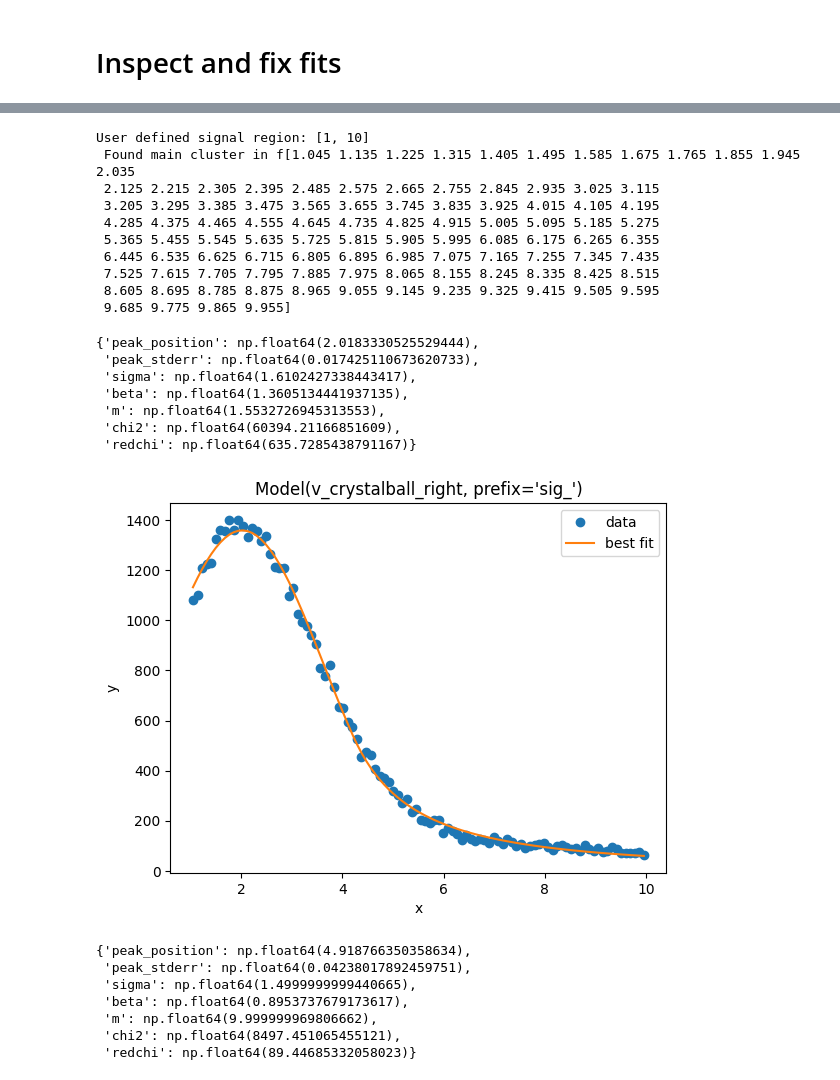
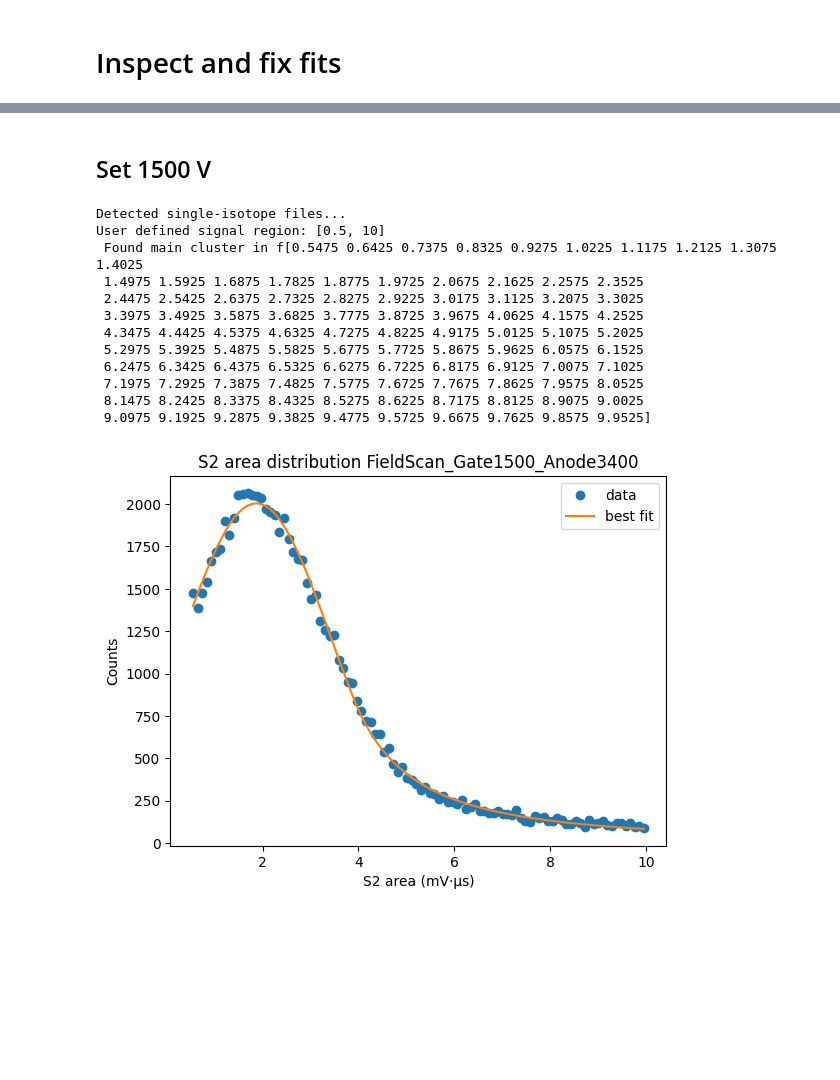
Before and after one commit to proscrite/RaTag, a Jupyter notebook: notebooks/summary_runs.ipynb, the cells around one changed output, grey strips where cells are left out. Cells and saved outputs as stored; diff of their text form; code cells hidden in the pictures; blank space fills up the shorter version.

```diff
--- a/notebooks/summary_runs.ipynb
+++ b/notebooks/summary_runs.ipynb
@@ -206,36 +265,33 @@ cbins = 0.5 * (bins[1:] + bins[:-1])
-# %%
-from RaTag.core.fitting import _fit_signal_crystalball
-n_sig = n[n > 0]
-cbins_sig = cbins[n > 0]
-params, result = _fit_signal_crystalball(cbins_sig, n_sig, lower_bound=1, upper_limit=10)
-result.plot_fit()
-params
-# %% [output]
-User defined signal region: [1, 10]
- Found main cluster in f[1.045 1.135 1.225 1.315 1.405 1.495 1.585 1.675 1.765 1.855 1.945 2.035
- 2.125 2.215 2.305 2.395 2.485 2.575 2.665 2.755 2.845 2.935 3.025 3.115
- 3.205 3.295 3.385 3.475 3.565 3.655 3.745 3.835 3.925 4.015 4.105 4.195
- 4.285 4.375 4.465 4.555 4.645 4.735 4.825 4.915 5.005 5.095 5.185 5.275
- 5.365 5.455 5.545 5.635 5.725 5.815 5.905 5.995 6.085 6.175 6.265 6.355
- 6.445 6.535 6.625 6.715 6.805 6.895 6.985 7.075 7.165 7.255 7.345 7.435
- 7.525 7.615 7.705 7.795 7.885 7.975 8.065 8.155 8.245 8.335 8.425 8.515
- 8.605 8.695 8.785 8.875 8.965 9.055 9.145 9.235 9.325 9.415 9.505 9.595
- 9.685 9.775 9.865 9.955]
-{'peak_position': np.float64(2.0183330525529444),
- 'peak_stderr': np.float64(0.017425110673620733),
- 'sigma': np.float64(1.6102427338443417),
- 'beta': np.float64(1.3605134441937135),
- 'm': np.float64(1.5532726945313553),
- 'chi2': np.float64(60394.21166851609),
- 'redchi': np.float64(635.7285438791167)}
-[figure, removed]
-# %%
-params
-# %% [output]
-{'peak_position': np.float64(4.918766350358634),
- 'peak_stderr': np.float64(0.04238017892459751),
- 'sigma': np.float64(1.4999999999440665),
- 'beta': np.float64(0.8953737679173617),
- 'm': np.float64(9.999999969806662),
- 'chi2': np.float64(8497.451065455121),
- 'redchi': np.float64(89.44685332058023)}
+# %% [markdown]
+## Set 1500 V
+# %%
+dirr = Path('/Volumes/KINGSTON/RaTag_data/RUN22_Th228/FieldScan_Gate1500_Anode3400')
+setr = set_from_dir(dirr)
+s7a = load_s2area(setr)
+areas = s7a.areas
+lower_bound = 0.5
+upper_limit = 10
+mask = (areas > lower_bound) & (areas < upper_limit)
+areas = areas[mask]
+n, bins = np.histogram(areas, range = (lower_bound, upper_limit), bins=100);
+cbins = 0.5 * (bins[1:] + bins[:-1])
+n_sig = n[n > 0]
+cbins_sig = cbins[n > 0]
+params, result = _fit_signal_crystalball(cbins_sig, n_sig, lower_bound=lower_bound, upper_limit=upper_limit)
+result.plot_fit()
+params
+plt.gca().set(title=f'S2 area distribution {setr.source_dir.name}', xlabel='S2 area (mV·µs)', ylabel='Counts');
+# %% [output]
+Detected single-isotope files...
+User defined signal region: [0.5, 10]
+ Found main cluster in f[0.5475 0.6425 0.7375 0.8325 0.9275 1.0225 1.1175 1.2125 1.3075 1.4025
+ 1.4975 1.5925 1.6875 1.7825 1.8775 1.9725 2.0675 2.1625 2.2575 2.3525
+ 2.4475 2.5425 2.6375 2.7325 2.8275 2.9225 3.0175 3.1125 3.2075 3.3025
+ 3.3975 3.4925 3.5875 3.6825 3.7775 3.8725 3.9675 4.0625 4.1575 4.2525
+ 4.3475 4.4425 4.5375 4.6325 4.7275 4.8225 4.9175 5.0125 5.1075 5.2025
+ 5.2975 5.3925 5.4875 5.5825 5.6775 5.7725 5.8675 5.9625 6.0575 6.1525
+ 6.2475 6.3425 6.4375 6.5325 6.6275 6.7225 6.8175 6.9125 7.0075 7.1025
+ 7.1975 7.2925 7.3875 7.4825 7.5775 7.6725 7.7675 7.8625 7.9575 8.0525
+ 8.1475 8.2425 8.3375 8.4325 8.5275 8.6225 8.7175 8.8125 8.9075 9.0025
+ 9.0975 9.1925 9.2875 9.3825 9.4775 9.5725 9.6675 9.7625 9.8575 9.9525]
+[figure, added]
```
Also changed, not shown: parts of 73 cells of this notebook, 6 other files.
